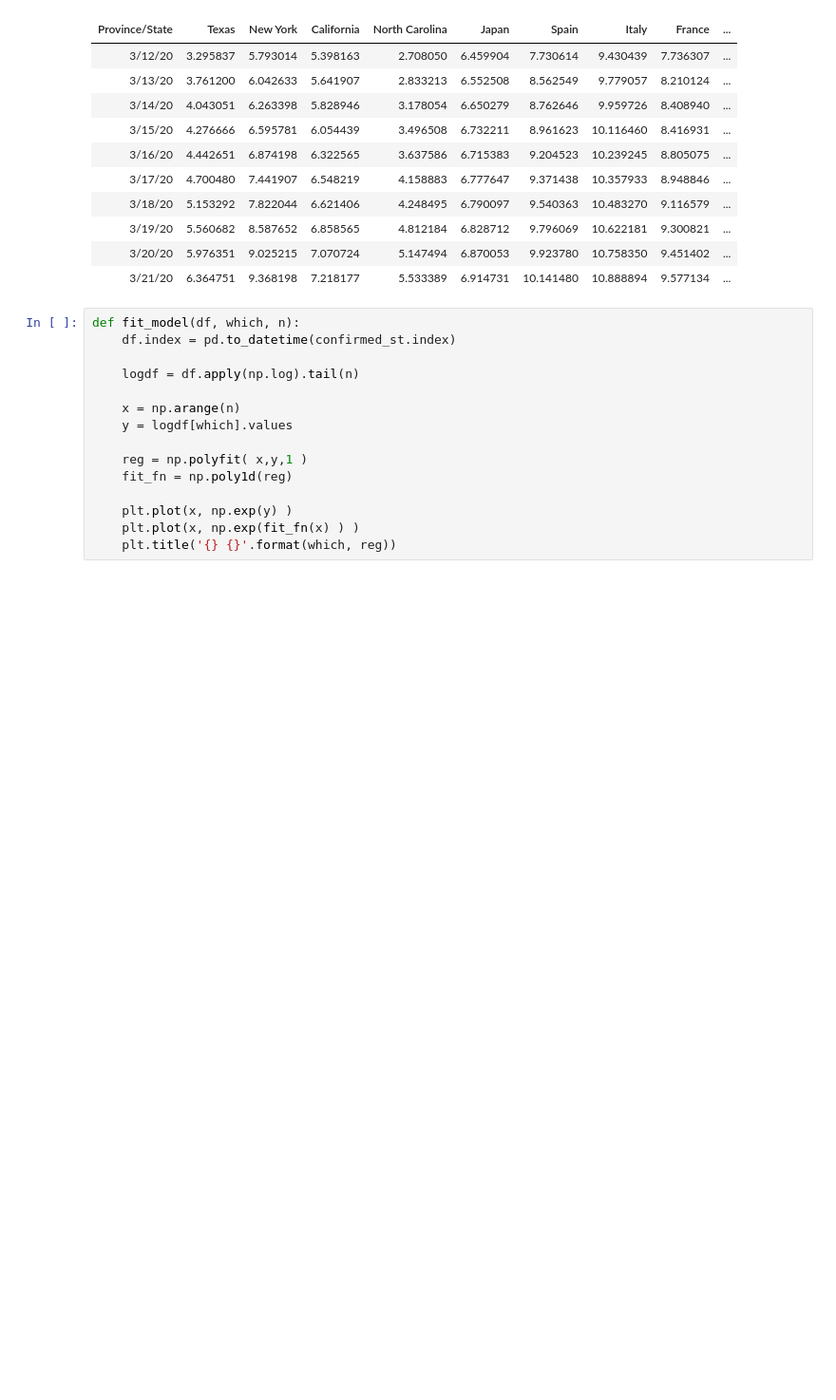
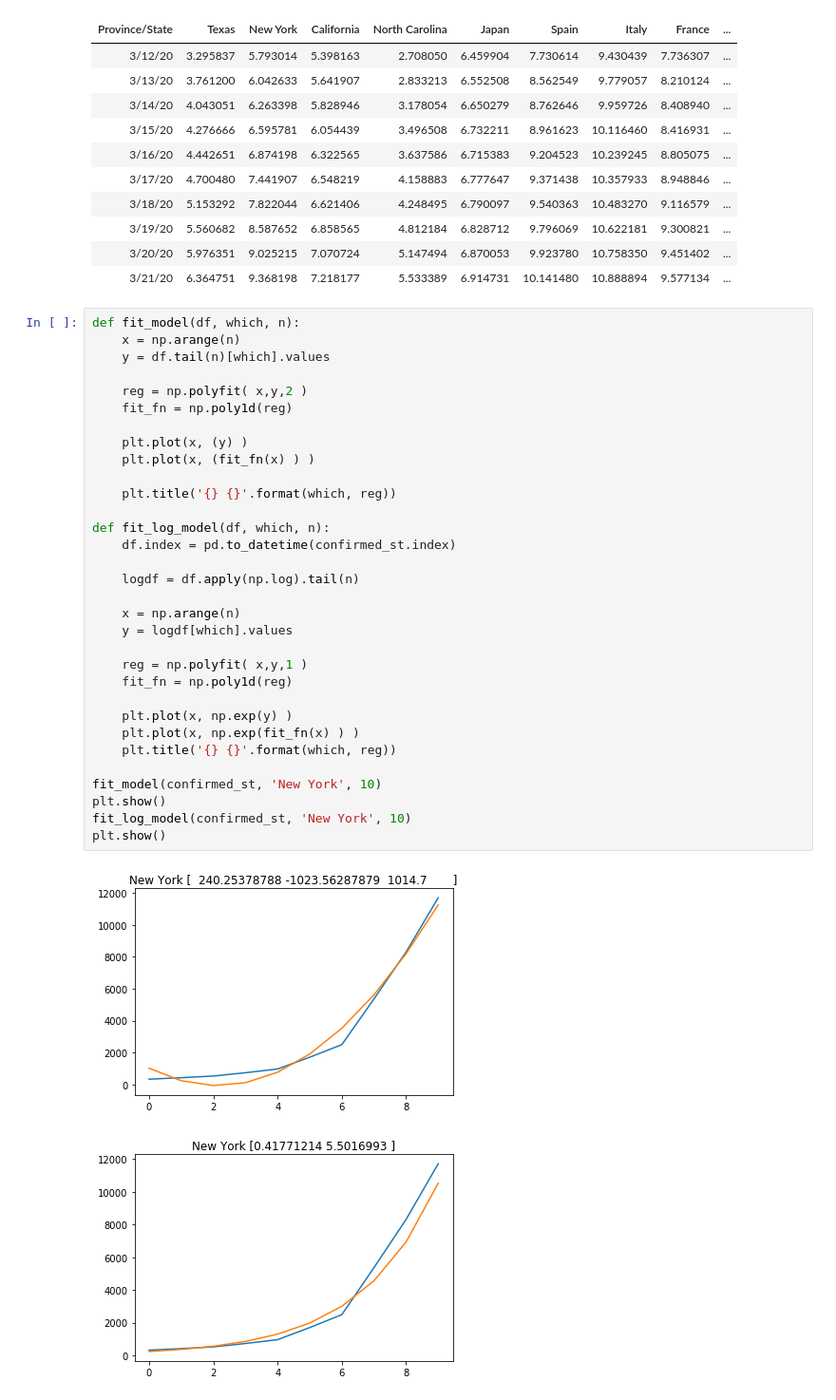
Before and after one commit to dougfoo/machineLearning, a Jupyter notebook: covid/COVID-Analysis.ipynb, the cells around one changed output. Shown at 95% size. Cells and saved outputs as stored; diff of their text form; blank space fills up the shorter version.

```diff
--- a/covid/COVID-Analysis.ipynb
+++ b/covid/COVID-Analysis.ipynb
@@ -170,16 +168,36 @@ confirmed_st.apply(np.log).tail(10)
 | 3/21/20 | 6.364751 | 9.368198 | 7.218177 | 5.533389 | 6.914731 | 10.141480 | 10.888894 | 9.577134 | ... |
 # %%
 def fit_model(df, which, n):
+    x = np.arange(n)
+    y = df.tail(n)[which].values
+
+    reg = np.polyfit( x,y,2 )
+    fit_fn = np.poly1d(reg)
+
+    plt.plot(x, (y) )
+    plt.plot(x, (fit_fn(x) ) )
+
+    plt.title('{} {}'.format(which, reg))
+
+def fit_log_model(df, which, n):
     df.index = pd.to_datetime(confirmed_st.index)
 
     logdf = df.apply(np.log).tail(n)
 
     x = np.arange(n)
     y = logdf[which].values
 
     reg = np.polyfit( x,y,1 )
     fit_fn = np.poly1d(reg)
 
     plt.plot(x, np.exp(y) )
     plt.plot(x, np.exp(fit_fn(x) ) )
     plt.title('{} {}'.format(which, reg))
+
+fit_model(confirmed_st, 'New York', 10)
+plt.show()
+fit_log_model(confirmed_st, 'New York', 10)
+plt.show()
+# %% [output]
+[figure, added]
+[figure, added]
```
Also changed, not shown: parts of 3 cells of this notebook, 1 other file.
